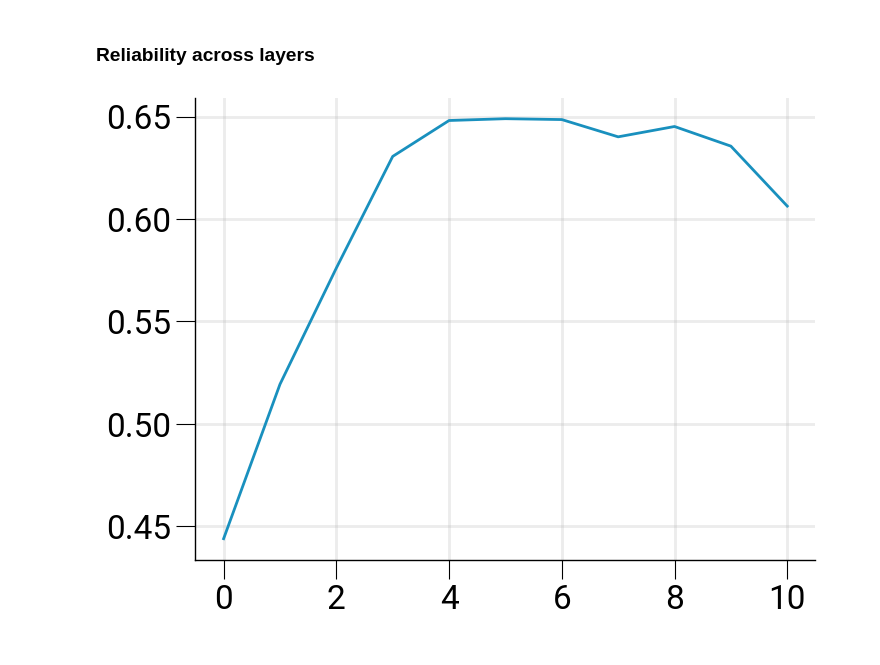
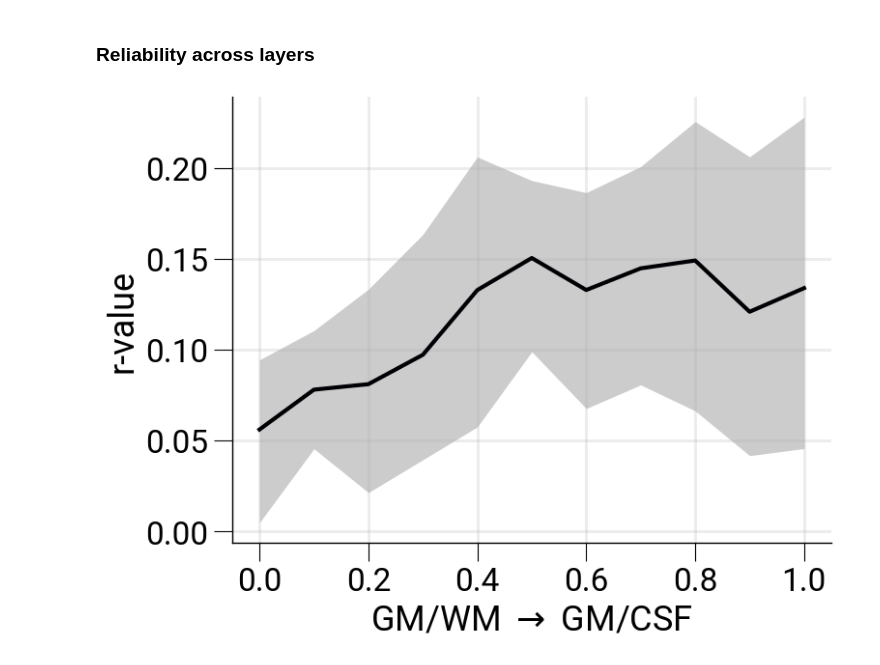
Before and after one commit to haenelt/odc, a Jupyter notebook: review/reliability_layer.ipynb, the cells around one changed output. Drawn from its saved outputs; the diff is of its cells as text; code cells hidden in the pictures.

```diff
--- a/review/reliability_layer.ipynb
+++ b/review/reliability_layer.ipynb
@@ -14,11 +14,12 @@ import matplotlib.pyplot as plt
 from scipy.stats import spearmanr
 from palettable.matplotlib import Inferno_20 as ColMap
 from fmri_decoder.data import SurfaceData
+from src.stats import Bootstrap
 from src.data import Data
 from src.config import SUBJECTS, SESSION, DIR_BASE, N_LAYER
 plt.style.use(os.path.join(module_path, "src", "default.mplstyle"))
 
-SESS = "GE_EPI"
+SESS = "VASO"
 # %%
 class Reliability:
     """Compute between-session correlation of a contrast sampled at a specific layer."""
@@ -75,14 +76,31 @@ class Reliability:
         r, _ = spearmanr(sample_0, sample_1)  # spearman
         return r
 # %%
-r_val = np.zeros(N_LAYER)
+# compute r-value
+# array: (N_LAYER, N_SUBJECT)
+r_val = np.zeros((N_LAYER, len(SUBJECTS)))
 for i in range(N_LAYER):
-    for subj in SUBJECTS:
+    for j, subj in enumerate(SUBJECTS):
         rel = Reliability(subj=subj, sess=SESS)
-        r_val[i] += rel.corr(i)
-r_val /= len(SUBJECTS)
+        r_val[i, j] = rel.corr(i)
+
+# compute confidence intervals
+ci_low = []
+ci_high = []
+for i in range(N_LAYER):
+    boot = Bootstrap(r_val[i,:])
+    low, high = boot.confidence_interval()
+    ci_low.append(low)
+    ci_high.append(high)
-# %%
-plt.plot(r_val)
-plt.show()
-# %% [output]
-[figure, removed]
+# %%
+fig, ax = plt.subplots()
+color = ColMap.hex_colors
+x = np.linspace(0, 1, N_LAYER)
+ax.plot(x, np.mean(r_val, axis=1), color=color[0], linestyle="-", lw=3)
+ax.fill_between(x, ci_low, ci_high, color=color[0], alpha=0.2, lw=0)
+ax.set_xlabel(r"GM/WM $\rightarrow$ GM/CSF")
+ax.set_ylabel("r-value")
+file_out = f"/data/pt_01880/reliability_layer_{SESS}.svg"
+#fig.savefig(file_out, dpi=300, bbox_inches="tight", transparent=True, format="svg")
+# %% [output]
+[figure, added]
```
